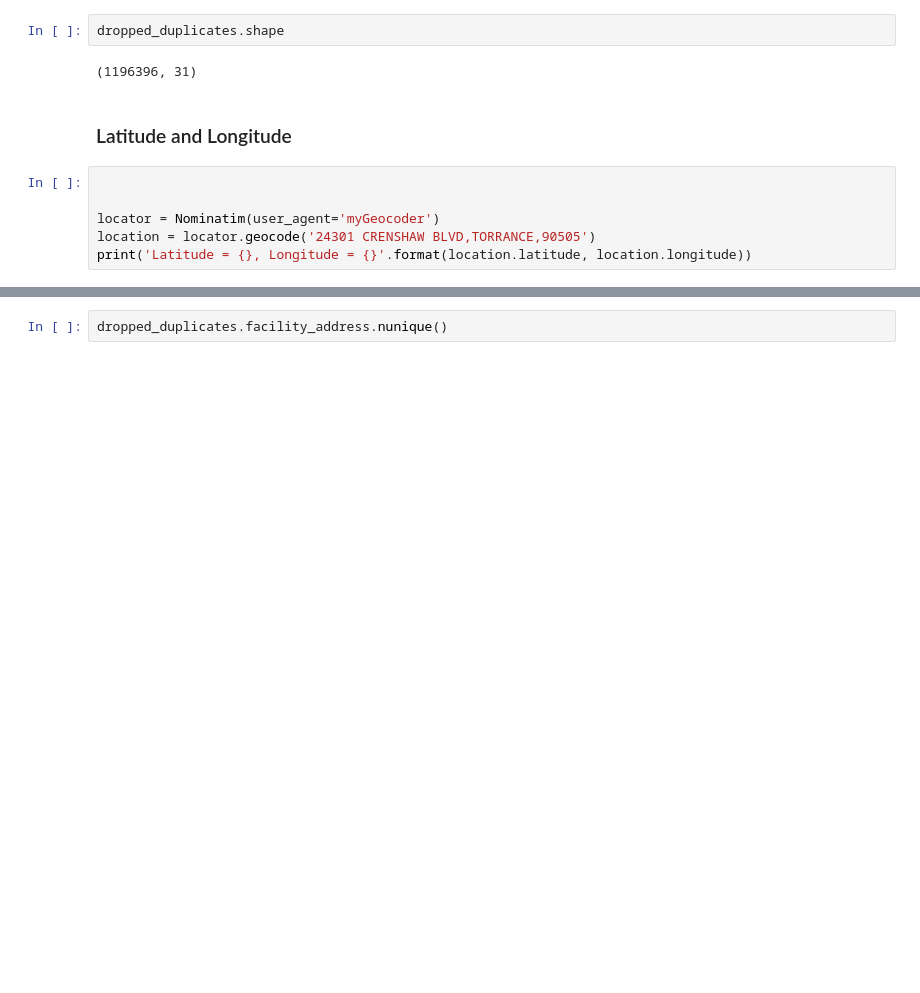
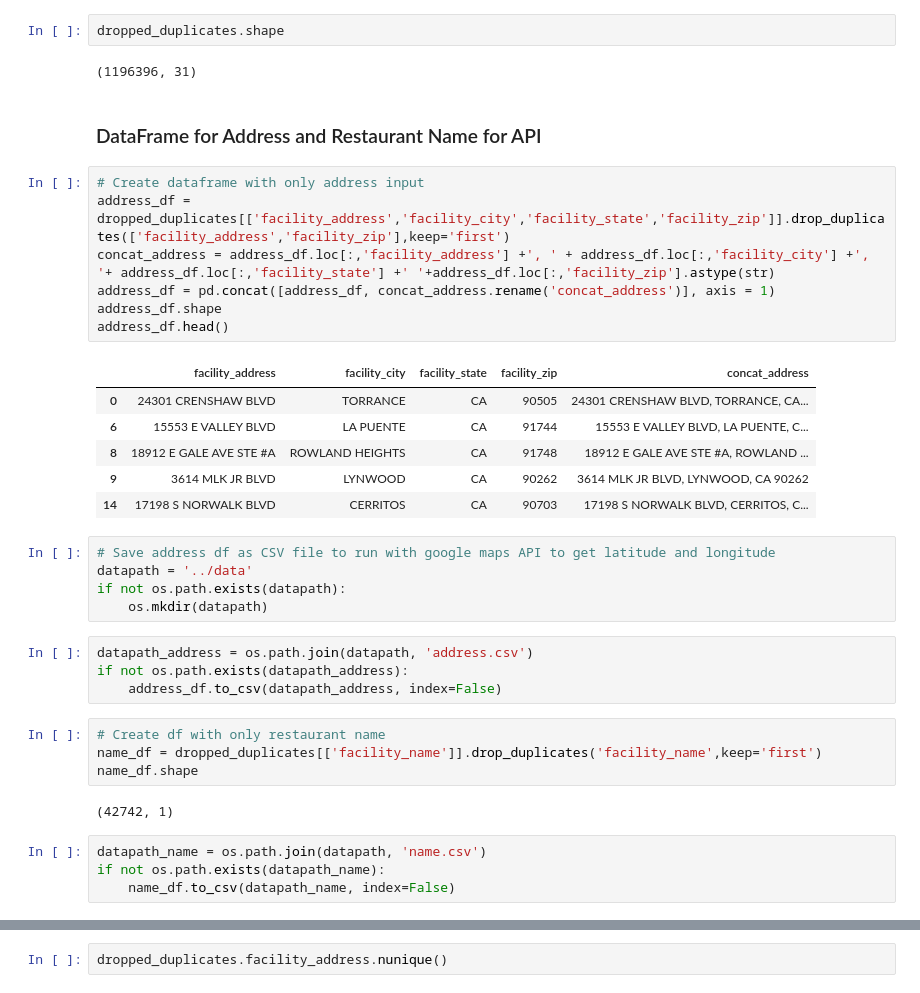
Before and after one commit to erikaadre/Springboard-Capstone, a Jupyter notebook: datawrangling/Data Wrangling - LA County Restaurant Violations.ipynb, the cells around one changed output, grey strips where cells are left out. Drawn from its saved outputs; the diff is of its cells as text; blank space fills up the shorter version.

Commit message:
Addring geocode data and Updating DataWrangling Notebook

```diff
--- a/datawrangling/Data Wrangling - LA County Restaurant Violations.ipynb
+++ b/datawrangling/Data Wrangling - LA County Restaurant Violations.ipynb
@@ -358,14 +369,41 @@ dropped_duplicates[dropped_duplicates['serial_number'] == 'DATEOAEDT'].iloc[:,15
 dropped_duplicates.shape
 # %% [output]
 (1196396, 31)
-# %% [markdown]
-### Latitude and Longitude
-# %%
-
-
-locator = Nominatim(user_agent='myGeocoder')
-location = locator.geocode('24301 CRENSHAW BLVD,TORRANCE,90505')
-print('Latitude = {}, Longitude = {}'.format(location.latitude, location.longitude))
+# %% [markdown]
+### DataFrame for Address and Restaurant Name for API
+# %%
+# Create dataframe with only address input
+address_df = dropped_duplicates[['facility_address','facility_city','facility_state','facility_zip']].drop_duplicates(['facility_address','facility_zip'],keep='first')
+concat_address = address_df.loc[:,'facility_address'] +', ' + address_df.loc[:,'facility_city'] +', '+ address_df.loc[:,'facility_state'] +' '+address_df.loc[:,'facility_zip'].astype(str)
+address_df = pd.concat([address_df, concat_address.rename('concat_address')], axis = 1)
+address_df.shape
+address_df.head()
+# %% [output]
+|  | facility_address | facility_city | facility_state | facility_zip | concat_address |
+| 0 | 24301 CRENSHAW BLVD | TORRANCE | CA | 90505 | 24301 CRENSHAW BLVD, TORRANCE, CA... |
+| 6 | 15553 E VALLEY BLVD | LA PUENTE | CA | 91744 | 15553 E VALLEY BLVD, LA PUENTE, C... |
+| 8 | 18912 E GALE AVE STE #A | ROWLAND HEIGHTS | CA | 91748 | 18912 E GALE AVE STE #A, ROWLAND ... |
+| 9 | 3614 MLK JR BLVD | LYNWOOD | CA | 90262 | 3614 MLK JR BLVD, LYNWOOD, CA 90262 |
+| 14 | 17198 S NORWALK BLVD | CERRITOS | CA | 90703 | 17198 S NORWALK BLVD, CERRITOS, C... |
+# %%
+# Save address df as CSV file to run with google maps API to get latitude and longitude
+datapath = '../data'
+if not os.path.exists(datapath):
+    os.mkdir(datapath)
+# %%
+datapath_address = os.path.join(datapath, 'address.csv')
+if not os.path.exists(datapath_address):
+    address_df.to_csv(datapath_address, index=False)
+# %%
+# Create df with only restaurant name
+name_df = dropped_duplicates[['facility_name']].drop_duplicates('facility_name',keep='first')
+name_df.shape
+# %% [output]
+(42742, 1)
+# %%
+datapath_name = os.path.join(datapath, 'name.csv')
+if not os.path.exists(datapath_name):
+    name_df.to_csv(datapath_name, index=False)
 # %%
 # Concatenate Address for geopy Use
 concat_address = dropped_duplicates.loc[:,'facility_address'] +',' + dropped_duplicates.loc[:,'facility_city'] +','+ dropped_duplicates.loc[:,'facility_zip'].astype(str)
```
Also changed, not shown: parts of 4 cells of this notebook, 5 other files.
